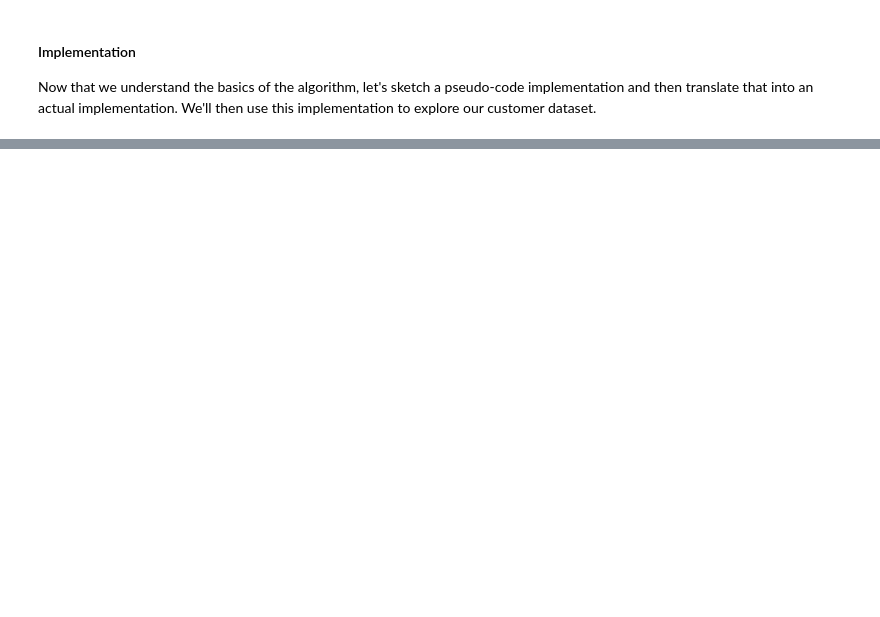
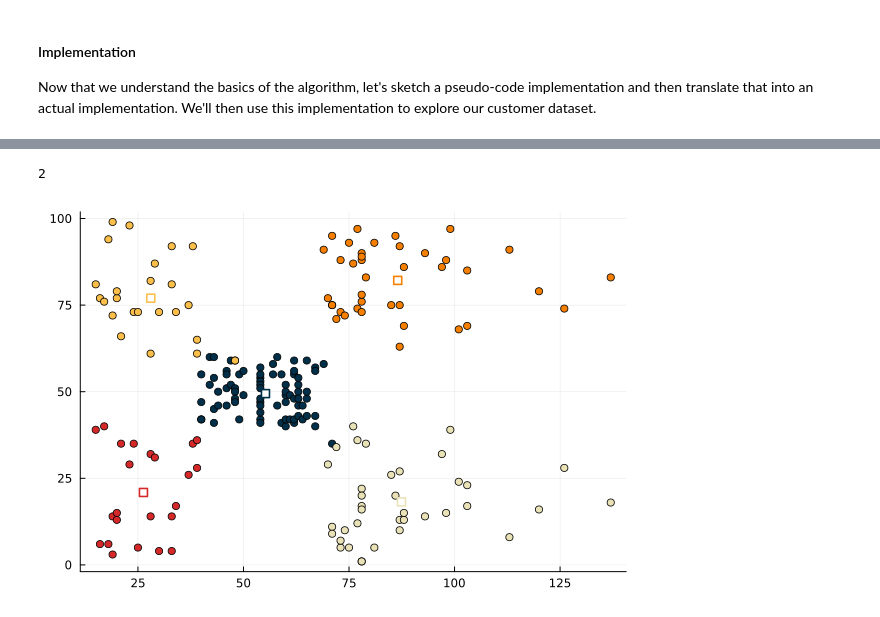
Before and after one commit to varnerlab/CHEME-5820-Lectures-Spring-2025, a Jupyter notebook: lectures/week-1/L1c/L1c-UnsupervisedLearningAndClustering-S2025.ipynb, the cells around one changed output, grey strips where cells are left out. Saved outputs shown, nothing was run; the diff lists cells and outputs as text; code cells hidden in the pictures; blank space fills up the shorter version.

```diff
--- a/lectures/week-1/L1c/L1c-UnsupervisedLearningAndClustering-S2025.ipynb
+++ b/lectures/week-1/L1c/L1c-UnsupervisedLearningAndClustering-S2025.ipynb
@@ -91,3 +104,10 @@ end
+# %%
+my_color_dictionary = Dict{Int64,RGB}();
+my_color_dictionary[1] = colorant"#003049";
+my_color_dictionary[2] = colorant"#d62828";
+my_color_dictionary[3] = colorant"#f77f00";
+my_color_dictionary[4] = colorant"#fcbf49";
+my_color_dictionary[5] = colorant"#eae2b7";
 # %% [markdown]
 ## What is unsupervised learning?
 Fill me in
@@ -109,0 +131,8 @@ We've developed a [initial k-means implementation](src/Cluster.jl) using the pse
+# %%
+model = build(MyNaiveKMeansClusteringAlgorithm, (
+        maxiter = maxiter,
+        dimension = m,
+        number_of_points = n,
+        K = K,
+        ϵ = ϵ,
+));
@@ -110,3 +164,4 @@ We've developed a [initial k-means implementation](src/Cluster.jl) using the pse
 # %%
 M = Matrix(dataset)[:,2:end] # exclude the id field
+result = cluster(M, model)
 # %% [output]
@@ -129,0 +189,31 @@ M = Matrix(dataset)[:,2:end] # exclude the id field
+# %%
+findfirst(x-> x == "gender", names(dataset))
+# %% [output]
+2
+# %%
+let
+
+    p = plot(); # make an empty plot
+    horizontal_column = :income
+    vertical_column = :spendingscore
+    horizontal_index = findfirst(x-> x == String(horizontal_column), names(dataset)) - 1; # correct for the id col
+    vertical_index = findfirst(x-> x == String(vertical_column), names(dataset)) - 1; # correct for the id col
+
+    assignments = result[1];
+    for i ∈ eachindex(assignments);
+        a = assignments[i];
+        scatter!([dataset[i, horizontal_column]], [dataset[i, vertical_column]], label="", c=my_color_dictionary[a]);
+    end
+    current();
+
+    # plot the centroids -
+    centroids = result[2];
+    for k ∈ 1:K
+        c = centroids[k]
+        scatter!([c[horizontal_index]], [c[vertical_index]], label="", msc=my_color_dictionary[k], c="white", ms=4, markerstrokewidth=2,
+            markershape=:square)
+    end
+    current();
+end
+# %% [output]
+[figure, added]
```
Also changed, not shown: parts of 11 cells of this notebook, 1 other file.
